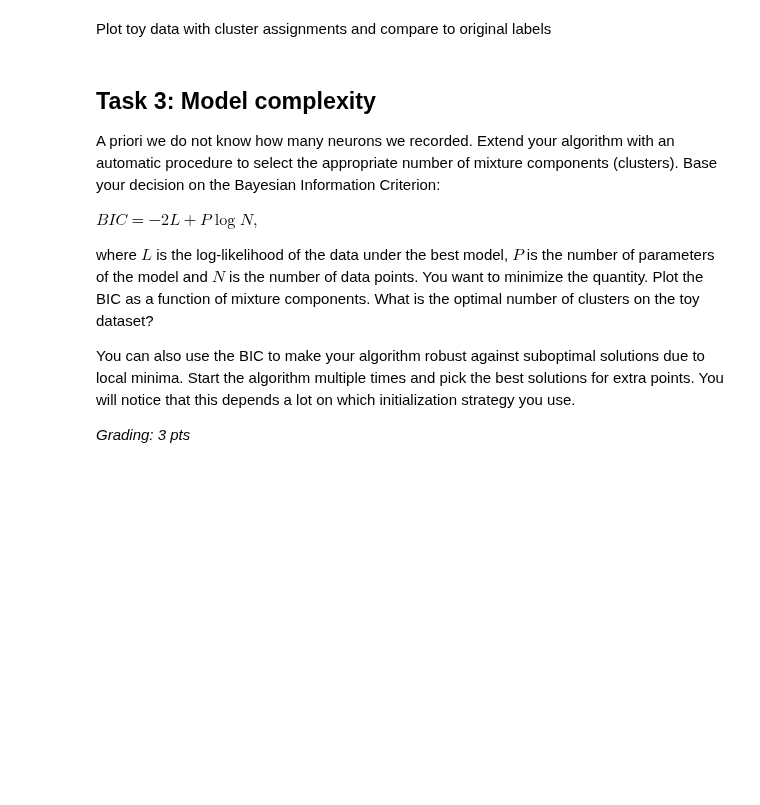
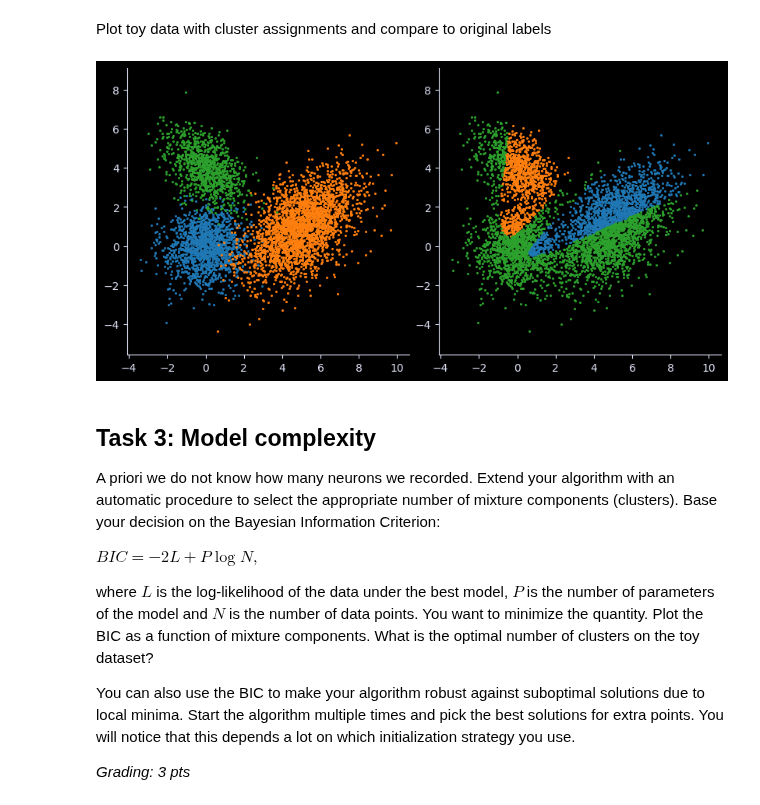
Before and after one commit to weygoldt/neuraldatascience, a Jupyter notebook: notebooks/CodingLab2.ipynb, the cells around one changed output. Saved outputs shown, nothing was run; the diff lists cells and outputs as text; code cells hidden in the pictures; blank space fills up the shorter version.

```diff
--- a/notebooks/CodingLab2.ipynb
+++ b/notebooks/CodingLab2.ipynb
@@ -250,0 +260,5 @@ IndexError: too many indices for array: array is 1-dimensional, but 2 were index
+# %%
+mog_labels, m, S, p = fit_mog(data_values, 3, niters = 1)
+print(f"Predicted means: {m}")
+print(f"Predicted covariances: {S}")
+print(f"Predicted weights: {p}")
@@ -260,3 +280,35 @@ fig, ax = plt.subplot_mosaic(mosaic=mosaic, figsize=(8, 4), layout="constrained"
+# %%
+mosaic = [["True", "MoG"]]
+fig, ax = plt.subplot_mosaic(mosaic=mosaic, figsize=(8, 4), layout="constrained")
+
+for i, label in enumerate(np.unique(data_labels)):
+    ax['True'].scatter(
+        data_values[data_labels == label, 0],
+        data_values[data_labels == label, 1],
+        marker=".",
+        linewidths=0,
+        s=20,
+        c=colors[i],
+    )
+for i, predicted in enumerate(np.unique(mog_labels)):
+    ax["MoG"].scatter(
+        data_values[mog_labels == predicted, 0],
+        data_values[mog_labels == predicted, 1],
+        marker=".",
+        linewidths=0,
+        s=20,
+        c=colors[i],
+    )
+
+# plot the predicted gaussian
+
+
+
+# -----------------
+# Add plot (0.5 pts)
+# -----------------
+# %% [output]
+[figure, added]
 # %% [markdown]
 ## Task 3: Model complexity
 A priori we do not know how many neurons we recorded. Extend your algorithm with an automatic procedure to select the appropriate number of mixture components (clusters). Base your decision on the Bayesian Information Criterion:
```
Also changed, not shown: parts of 7 cells of this notebook.
